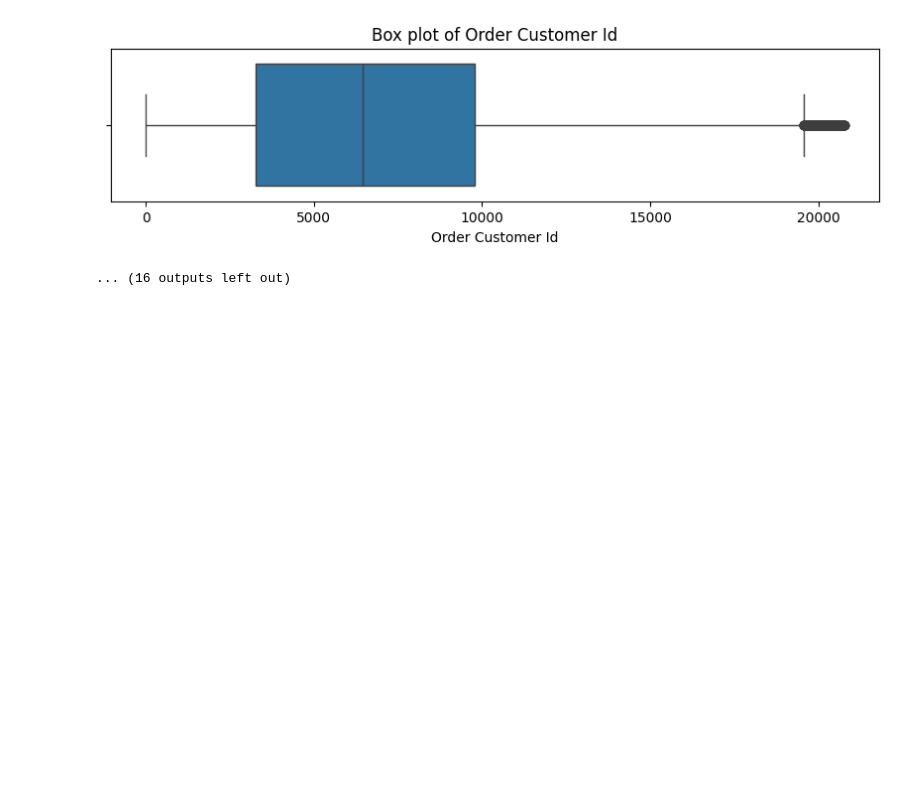
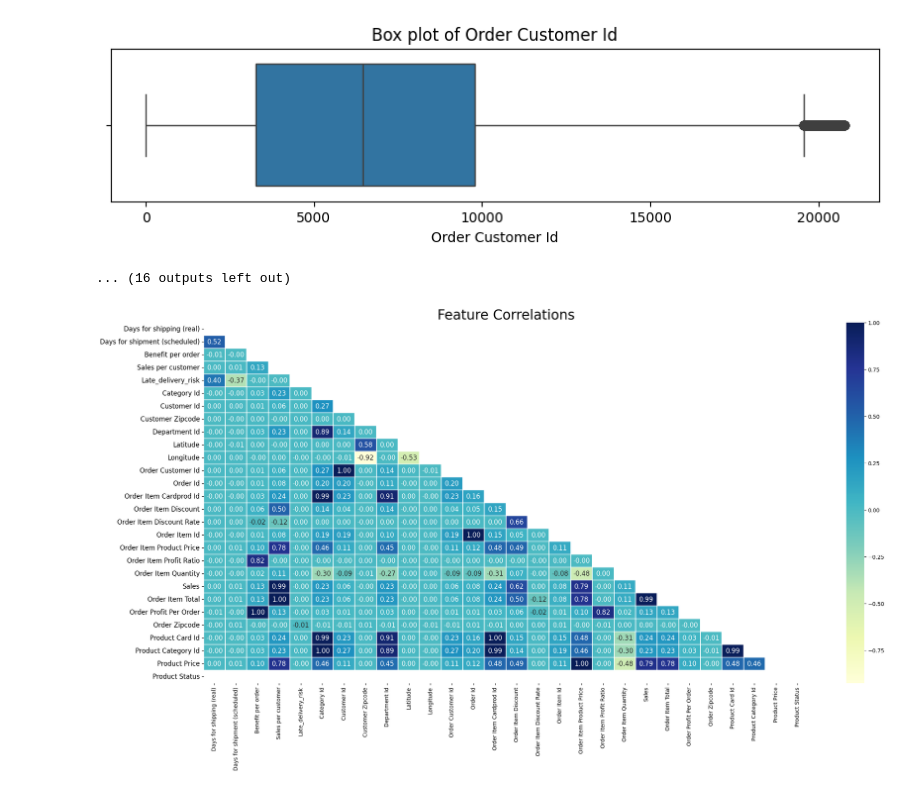
Before and after one commit to nankengbertin/MIA5130-Ssyt-Opt-Mngt, a Jupyter notebook: Milestone1.ipynb, the cells around one changed output. Drawn from its saved outputs; the diff is of its cells as text; code cells hidden in the pictures; blank space fills up the shorter version.

```diff
--- a/Milestone1.ipynb
+++ b/Milestone1.ipynb
@@ -157,3 +158,18 @@ for col in numerical_cols:
 [figure]
 [figure]
 ... (16 outputs left out)
+# %%
+# Correlation matrix
+df_corr = df.select_dtypes(include=np.number)
+table = df_corr.corr()
+matrix = np.triu(table)
+fig, ax= plt.subplots(figsize=(25,12))
+sns.heatmap(table, annot=True,fmt='0.2f', cmap=plt.cm.YlGnBu, mask=matrix, ax=ax, linewidths=0.1, linecolor='w', annot_kws={'fontsize': 12})
+plt.xticks(rotation=0, fontsize=10)
+plt.yticks(fontsize=12)
+ax.set_title('Feature Correlations', fontsize=25)
+# rotate the tick labels for the x axis
+plt.xticks(rotation=90)
+plt.show()
+# %% [output]
+[figure, added]
```
Also changed, not shown: parts of 3 cells of this notebook.
